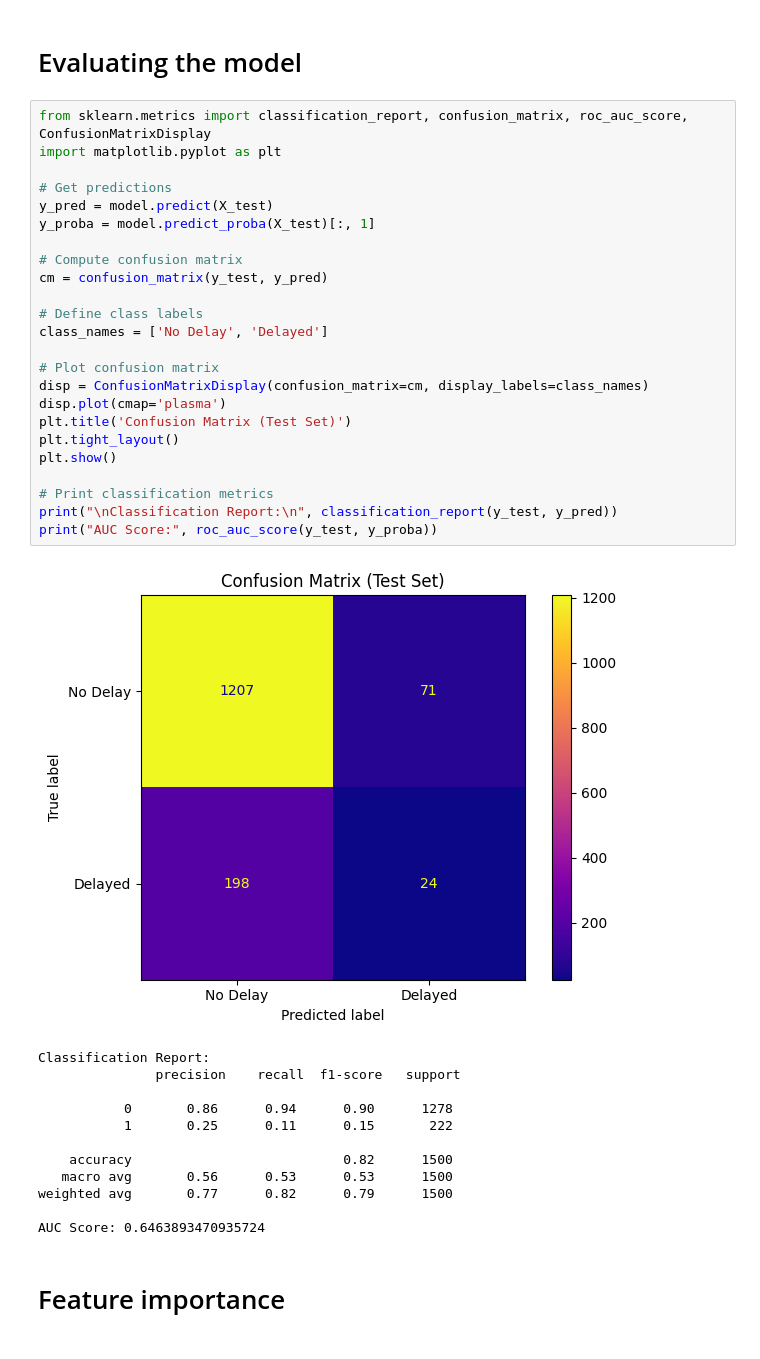
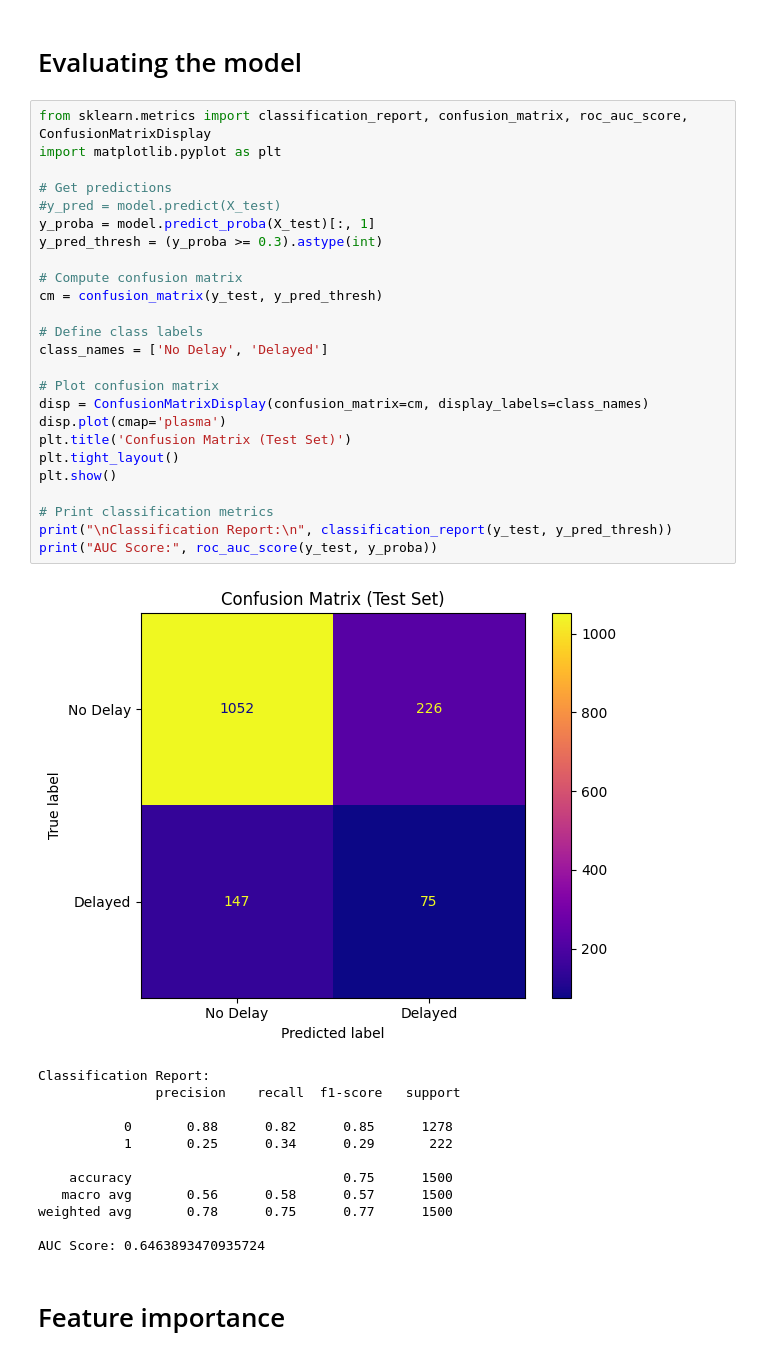
Before and after one commit to ArVincci/Flight-Delay-Challenge, a Jupyter notebook: ExamenCopa2.ipynb, the cells around one changed output. Cells and saved outputs as stored; diff of their text form.

```diff
--- a/ExamenCopa2.ipynb
+++ b/ExamenCopa2.ipynb
@@ -101,38 +101,39 @@ RandomForestClassifier(random_state=42)
 # %%
 from sklearn.metrics import classification_report, confusion_matrix, roc_auc_score, ConfusionMatrixDisplay
 import matplotlib.pyplot as plt
 
 # Get predictions
-y_pred = model.predict(X_test)
+#y_pred = model.predict(X_test)
 y_proba = model.predict_proba(X_test)[:, 1]
+y_pred_thresh = (y_proba >= 0.3).astype(int)
 
 # Compute confusion matrix
-cm = confusion_matrix(y_test, y_pred)
+cm = confusion_matrix(y_test, y_pred_thresh)
 
 # Define class labels
 class_names = ['No Delay', 'Delayed']
 
 # Plot confusion matrix
 disp = ConfusionMatrixDisplay(confusion_matrix=cm, display_labels=class_names)
 disp.plot(cmap='plasma')
 plt.title('Confusion Matrix (Test Set)')
 plt.tight_layout()
 plt.show()
 
 # Print classification metrics
-print("\nClassification Report:\n", classification_report(y_test, y_pred))
+print("\nClassification Report:\n", classification_report(y_test, y_pred_thresh))
 print("AUC Score:", roc_auc_score(y_test, y_proba))
 # %% [output]
-[figure, old version]
+[figure, new version]
 Classification Report:
                precision    recall  f1-score   support
 
-           0       0.86      0.94      0.90      1278
-           1       0.25      0.11      0.15       222
+           0       0.88      0.82      0.85      1278
+           1       0.25      0.34      0.29       222
 
-    accuracy                           0.82      1500
-   macro avg       0.56      0.53      0.53      1500
-weighted avg       0.77      0.82      0.79      1500
+    accuracy                           0.75      1500
+   macro avg       0.56      0.58      0.57      1500
+weighted avg       0.78      0.75      0.77      1500
 
 AUC Score: 0.6463893470935724
 # %% [markdown]
```
